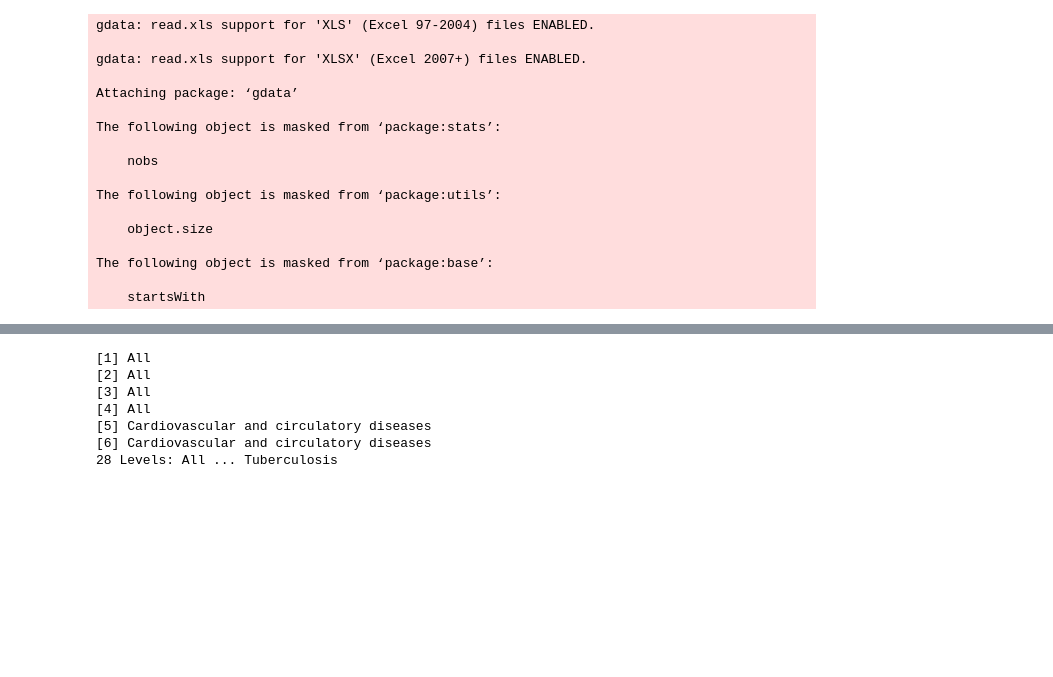
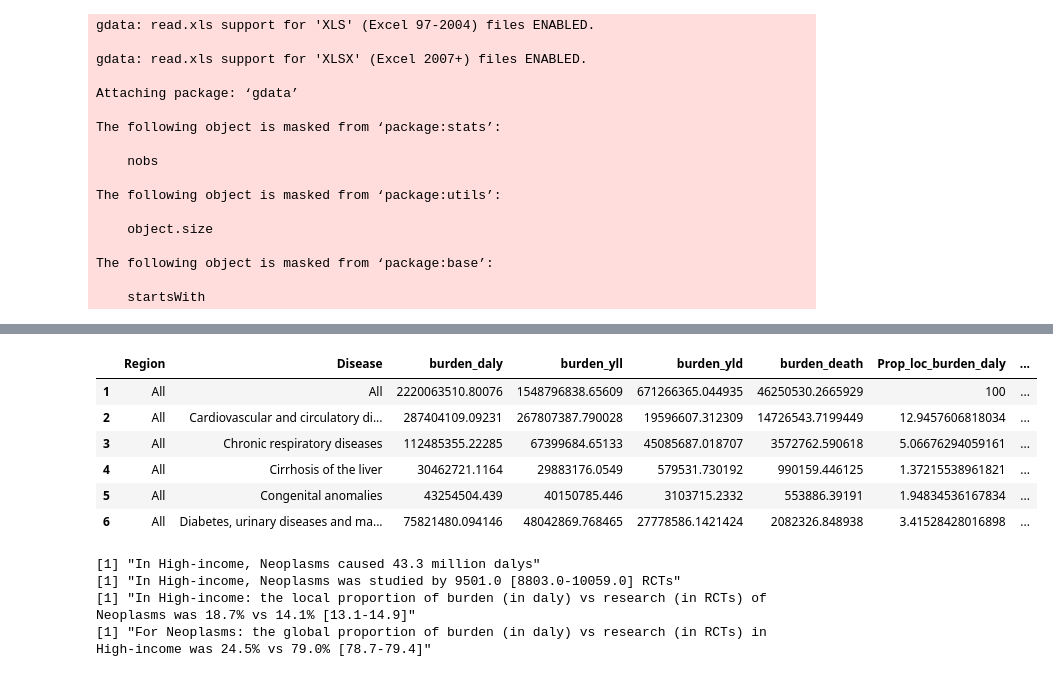
Before and after one commit to iatal/RCTvsBurden, a Jupyter notebook: C- Comparison research effort and health needs/Big Table.ipynb, the cells around one changed output, grey strips where cells are left out. Saved outputs shown, nothing was run; the diff lists cells and outputs as text; code cells hidden in the pictures; blank space fills up the shorter version.

```diff
--- a/C- Comparison research effort and health needs/Big Table.ipynb
+++ b/C- Comparison research effort and health needs/Big Table.ipynb
@@ -78,0 +191,23 @@ head(RCT)
+# %%
+#Within regions, local proportions of burden across diseases
+G$Prop_loc_burden_daly <- 100*G$burden_daly/rep(G$burden_daly[G$Disease=="All"],as.numeric(table(G$Region)))
+G$Prop_loc_burden_yll <- 100*G$burden_yll/rep(G$burden_yll[G$Disease=="All"],as.numeric(table(G$Region)))
+G$Prop_loc_burden_yld <- 100*G$burden_yld/rep(G$burden_yld[G$Disease=="All"],as.numeric(table(G$Region)))
+G$Prop_loc_burden_death <- 100*G$burden_death/rep(G$burden_death[G$Disease=="All"],as.numeric(table(G$Region)))
+# %%
+#Within diseases, global proportion of burden across regions
+G$Prop_glob_burden_daly <- 100*G$burden_daly/rep(G$burden_daly[G$Region=="All"],times=length(levels(G$Region)))
+G$Prop_glob_burden_yll <- 100*G$burden_yll/rep(G$burden_yll[G$Region=="All"],times=length(levels(G$Region)))
+G$Prop_glob_burden_yld <- 100*G$burden_yld/rep(G$burden_yld[G$Region=="All"],times=length(levels(G$Region)))
+G$Prop_glob_burden_death <- 100*G$burden_death/rep(G$burden_death[G$Region=="All"],times=length(levels(G$Region)))
+# %%
+#Within diseases, proportion of burden across non-high-income regions
+G$Prop_NHI_burden_daly <- 100*G$burden_daly/rep(G$burden_daly[G$Region=="Non-HI"],times=length(levels(G$Region)))
+G$Prop_NHI_burden_yll <- 100*G$burden_yll/rep(G$burden_yll[G$Region=="Non-HI"],times=length(levels(G$Region)))
+G$Prop_NHI_burden_yld <- 100*G$burden_yld/rep(G$burden_yld[G$Region=="Non-HI"],times=length(levels(G$Region)))
+G$Prop_NHI_burden_death <- 100*G$burden_death/rep(G$burden_death[G$Region=="Non-HI"],times=length(levels(G$Region)))
+
+G$Prop_NHI_burden_daly[G$Region%in%c("All","High-income")] <- NA
+G$Prop_NHI_burden_yll[G$Region%in%c("All","High-income")] <- NA
+G$Prop_NHI_burden_yld[G$Region%in%c("All","High-income")] <- NA
+G$Prop_NHI_burden_death[G$Region%in%c("All","High-income")] <- NA
@@ -78,0 +238,13 @@ head(RCT)
+# %%
+DT <- merge(G,RCT_regs,by=c("Region","Disease"),all=TRUE)
+DT <- merge(DT,RCT_dis,by=c("Region","Disease"),all=TRUE)
+# %%
+head(DT)
+# %% [output]
+|  | Region | Disease | burden_daly | burden_yll | burden_yld | burden_death | Prop_loc_burden_daly | ... |
+| 1 | All | All | 2220063510.80076 | 1548796838.65609 | 671266365.044935 | 46250530.2665929 | 100 | ... |
+| 2 | All | Cardiovascular and circulatory di... | 287404109.09231 | 267807387.790028 | 19596607.312309 | 14726543.7199449 | 12.9457606818034 | ... |
+| 3 | All | Chronic respiratory diseases | 112485355.22285 | 67399684.65133 | 45085687.018707 | 3572762.590618 | 5.06676294059161 | ... |
+| 4 | All | Cirrhosis of the liver | 30462721.1164 | 29883176.0549 | 579531.730192 | 990159.446125 | 1.37215538961821 | ... |
+| 5 | All | Congenital anomalies | 43254504.439 | 40150785.446 | 3103715.2332 | 553886.39191 | 1.94834536167834 | ... |
+| 6 | All | Diabetes, urinary diseases and ma... | 75821480.094146 | 48042869.768465 | 27778586.1421424 | 2082326.848938 | 3.41528428016898 | ... |
@@ -84,12 +258,2 @@ paste(format(round(x[2],1),nsmall = 1),
            "-",format(round(x[3],1),nsmall = 1),"]",sep="")
     }
-# %%
-head(GBD$Disease)
-# %% [output]
-[1] All
-[2] All
-[3] All
-[4] All
-[5] Cardiovascular and circulatory diseases
-[6] Cardiovascular and circulatory diseases
-28 Levels: All ... Tuberculosis
@@ -95,0 +307,7 @@ head(GBD$Disease)
+# %%
+readable_numbers(r = "High-income", d = "Neoplasms", metr_burden = "daly", metr_res = "RCTs")
+# %% [output]
+[1] "In High-income, Neoplasms caused 43.3 million dalys"
+[1] "In High-income, Neoplasms was studied by 9501.0 [8803.0-10059.0] RCTs"
+[1] "In High-income: the local proportion of burden (in daly) vs research (in RCTs) of Neoplasms was 18.7% vs 14.1% [13.1-14.9]"
+[1] "For Neoplasms: the global proportion of burden (in daly) vs research (in RCTs) in High-income was 24.5% vs 79.0% [78.7-79.4]"
```
Also changed, not shown: parts of 25 cells of this notebook, 7 other files.
